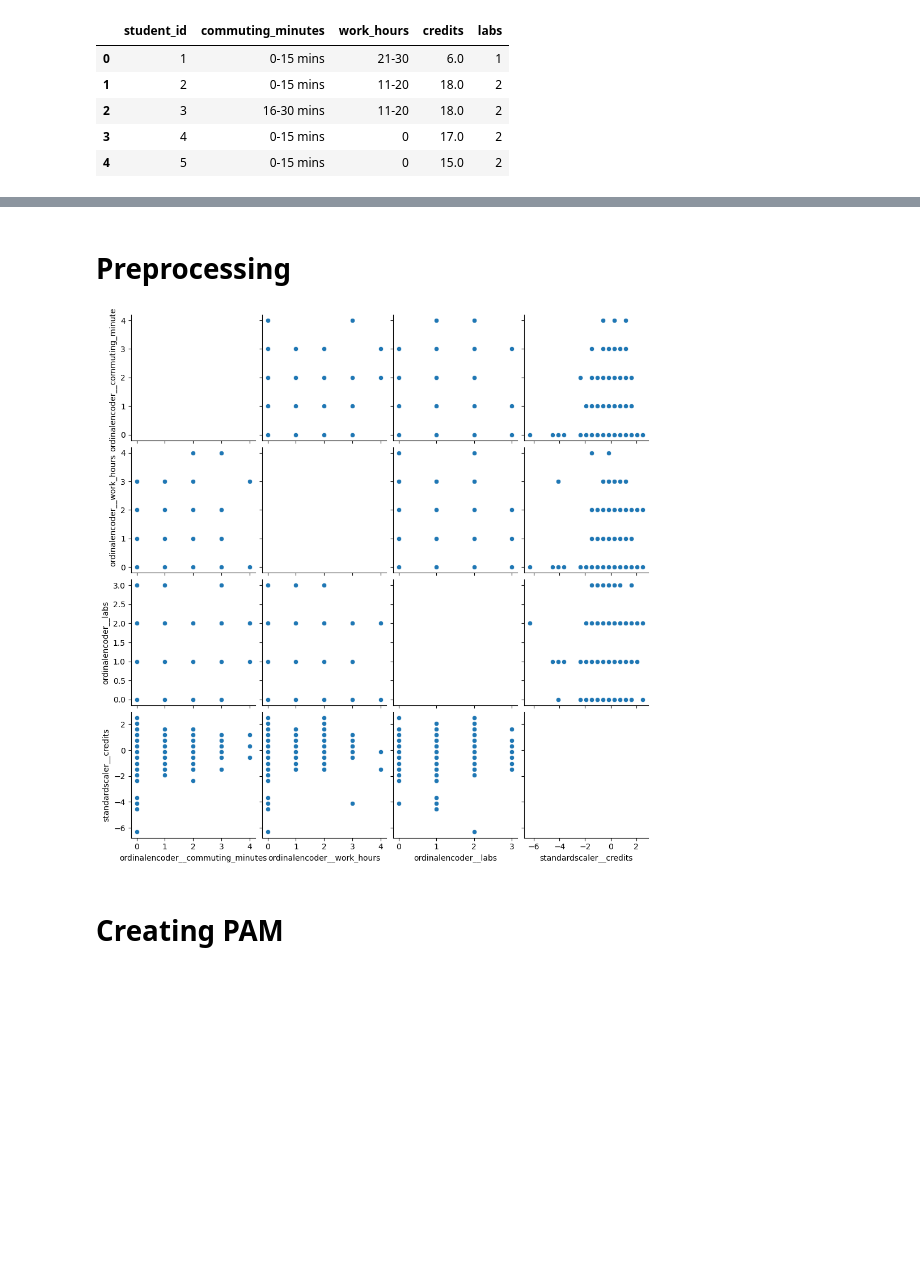
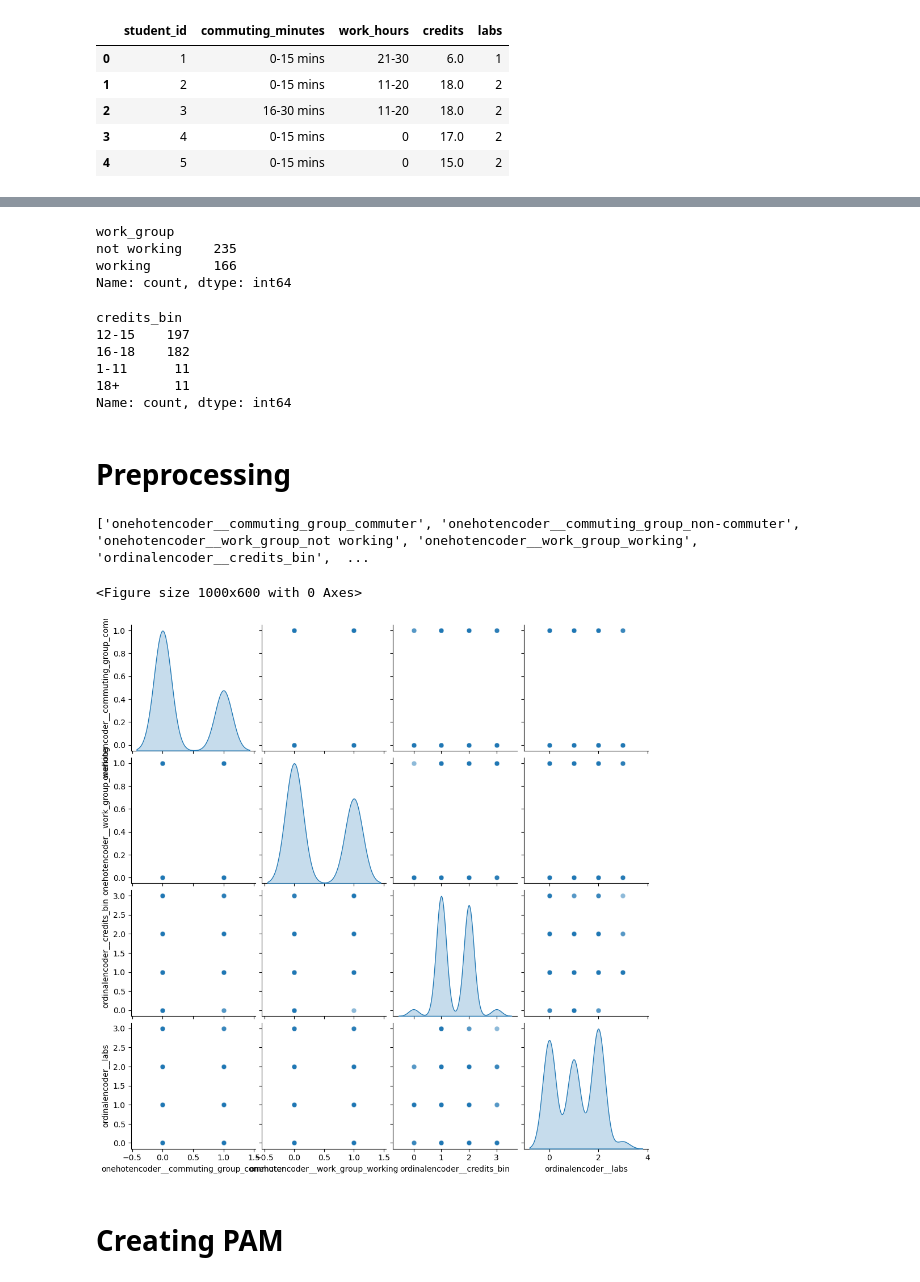
Before and after one commit to diegofonde/schmid_analysis, a Jupyter notebook: schmid_unsupervised_learning.ipynb, the cells around one changed output, grey strips where cells are left out. Saved outputs shown, nothing was run; the diff lists cells and outputs as text; code cells hidden in the pictures; blank space fills up the shorter version.

```diff
--- a/schmid_unsupervised_learning.ipynb
+++ b/schmid_unsupervised_learning.ipynb
@@ -82,37 +85,81 @@ Name: count, dtype: int64
+# %%
+# Grouping work_hours
+conditions = [(student_data['work_hours'] == '0')]
+choices = ['not working']
+student_data['work_group'] = np.select(conditions, choices, default = 'working')
+print(student_data['work_group'].value_counts())
+# %% [output]
+work_group
+not working    235
+working        166
+Name: count, dtype: int64
+# %%
+# Renaming values for credits
+student_data['credits_bin'] = pd.cut(
+    student_data['credits'],
+    bins = [0, 11.9, 15.1, 18.1, 100],
+    labels = ['1-11', '12-15', '16-18', '18+']
+)
+student_data['credits_bin'] = student_data['credits_bin'].astype(str)
+print(student_data['credits_bin'].value_counts())
+# %% [output]
+credits_bin
+12-15    197
+16-18    182
+1-11      11
+18+       11
+Name: count, dtype: int64
 # %% [markdown]
 # Preprocessing
 # %%
 # Preprocessing
 
-commuting_order = ['0-15 mins', '16-30 mins', '31-45 mins', '46-60 mins', '> Hour']
-work_hours_order = ['0', '1-10', '11-20', '21-30', '31-40']
+credits_order = ['1-11', '12-15', '16-18', '18+']
 labs_order = ['0', '1', '2', '3 or more']
 
-labels = ['commuting_minutes', 'work_hours', 'labs']
+one_hot_labels = ['commuting_group', 'work_group']
+ordinal_labels = ['credits_bin', 'labs']
 
-for col in labels:
+for col in one_hot_labels:
+    student_data[col] = student_data[col].astype(str).str.strip()
+
+for col in ordinal_labels:
     student_data[col] = student_data[col].astype(str).str.strip()
 
 student_data.head()
 
 preprocessor = make_column_transformer(
-    (OrdinalEncoder(categories = [commuting_order, work_hours_order, labs_order]), labels),
-    (StandardScaler(), ['credits']),
+    (OneHotEncoder(sparse_output = False, dtype = int), one_hot_labels),
+    (OrdinalEncoder(categories = [credits_order, labs_order]), ordinal_labels),
     remainder = 'passthrough'
 )
 
 encoded_variables = preprocessor.fit_transform(student_data)
+# %%
+columns = preprocessor.get_feature_names_out() # First converting preprocessed values into a dataframe for plotting
+df_encoded_variables = pd.DataFrame(encoded_variables, columns = columns)
+print(df_encoded_variables.columns.tolist())
+# %% [output]
+['onehotencoder__commuting_group_commuter', 'onehotencoder__commuting_group_non-commuter', 'onehotencoder__work_group_not working', 'onehotencoder__work_group_working', 'ordinalencoder__credits_bin',  ...
 # %%
 # Visualizing variables to pick which unsupervised learning algorithm is best fit
 
-columns = preprocessor.get_feature_names_out() # First converting preprocessed values into a dataframe for plotting
-df_encoded_variables = pd.DataFrame(encoded_variables, columns = columns)
+variables = [
+    'onehotencoder__commuting_group_commuter',
+    'onehotencoder__work_group_working',
+    'ordinalencoder__credits_bin',
+    'ordinalencoder__labs'
+]
 
-variables =  ['ordinalencoder__commuting_minutes', 'ordinalencoder__work_hours', 'ordinalencoder__labs', 'standardscaler__credits']
-sns.pairplot(df_encoded_variables[variables], diag_kind = 'scatter')
-plt.show() # Plot shows a good number of oval shaped data so
+plt.figure(figsize=(10,6))
+sns.pairplot(
+    df_encoded_variables[variables],
+    diag_kind = 'kde',
+    plot_kws={'alpha': 0.5, 's': 40}) # Makes points small and transparesnt
+plt.show()
 # %% [output]
+<Figure size 1000x600 with 0 Axes>
-[figure, old version]
+[figure, new version]
 # %% [markdown]
 # Creating PAM
 # %%
```
Also changed, not shown: parts of 13 cells of this notebook.
